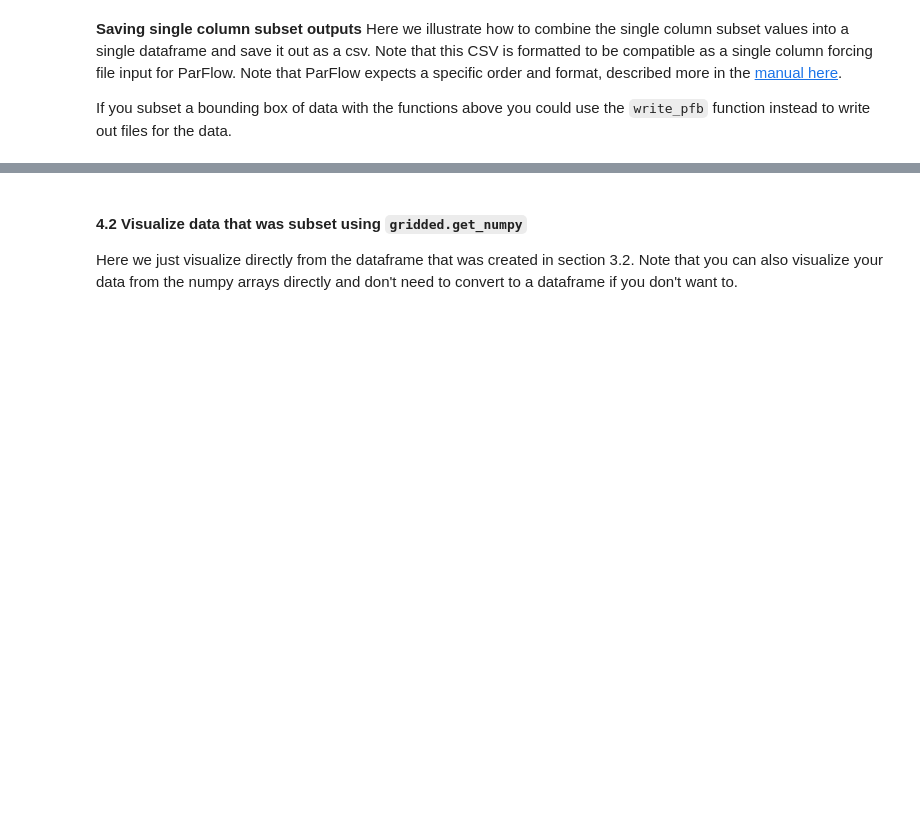
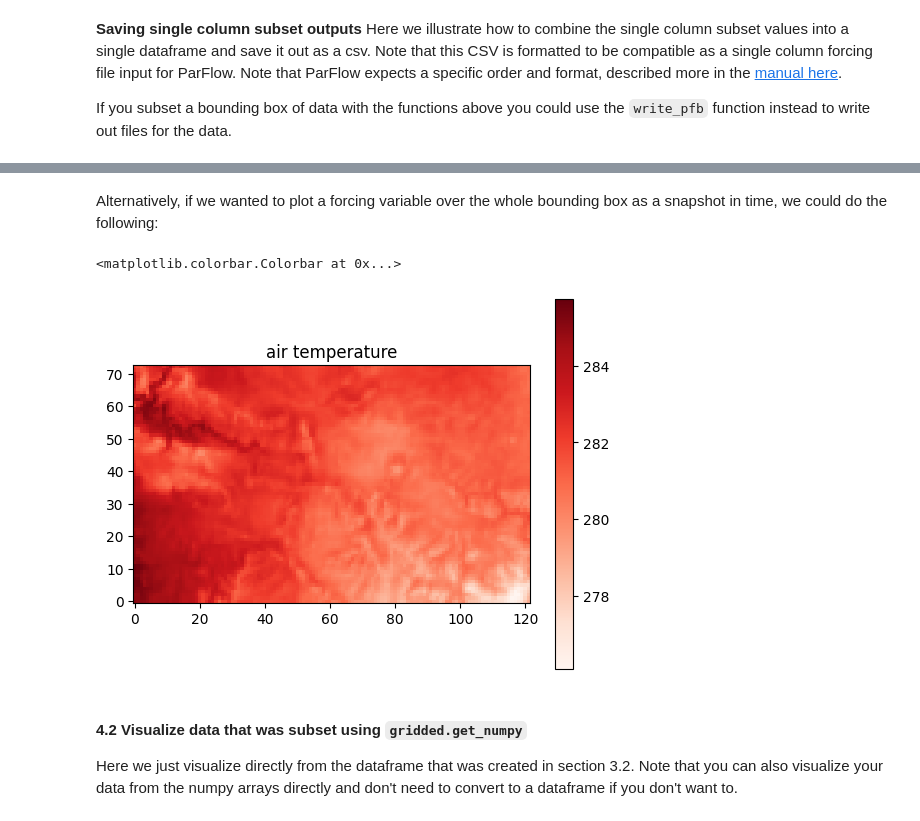
Before and after one commit to hydroframe/subsettools, a Jupyter notebook: docs/examples/subset_forcing_data.ipynb, the cells around one changed output, grey strips where cells are left out. Drawn from its saved outputs; the diff is of its cells as text; code cells hidden in the pictures; blank space fills up the shorter version.

```diff
--- a/docs/examples/subset_forcing_data.ipynb
+++ b/docs/examples/subset_forcing_data.ipynb
@@ -222,3 +235,15 @@ plt.show()
+# %% [markdown]
+Alternatively, if we wanted to plot a forcing variable over the whole bounding box as a snapshot in time, we could do the following:
+# %%
+# here we are choosing the first day at noon for the temperature data
+filename = filepaths["air_temp"][0]
+data = read_pfb(filename)
+plt.imshow(data[12, :, :], cmap="Reds", origin='lower')
+plt.title("air temperature")
+plt.colorbar()
+# %% [output]
+<matplotlib.colorbar.Colorbar at 0x...>
+[figure, added]
 # %% [markdown]
 #### 4.2 Visualize data that was subset using `gridded.get_numpy`
 Here we just visualize directly from the dataframe that was created in section 3.2. Note that you can also visualize your data from the numpy arrays directly and don't need to convert to a dataframe if you don't want to.
```
Also changed, not shown: parts of 7 cells of this notebook.
